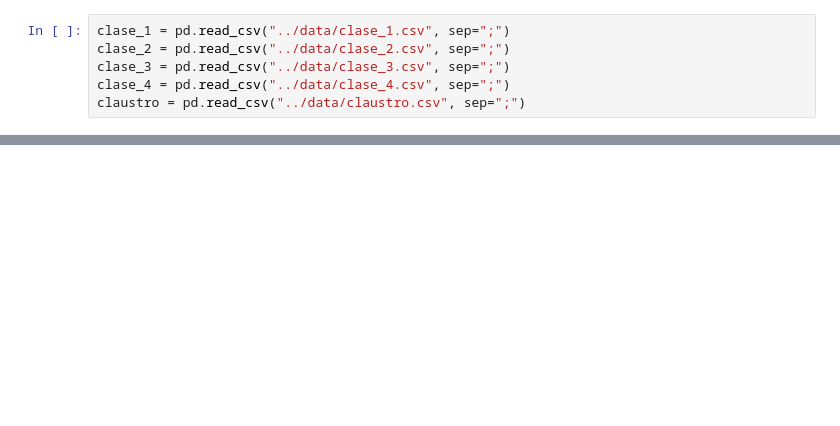
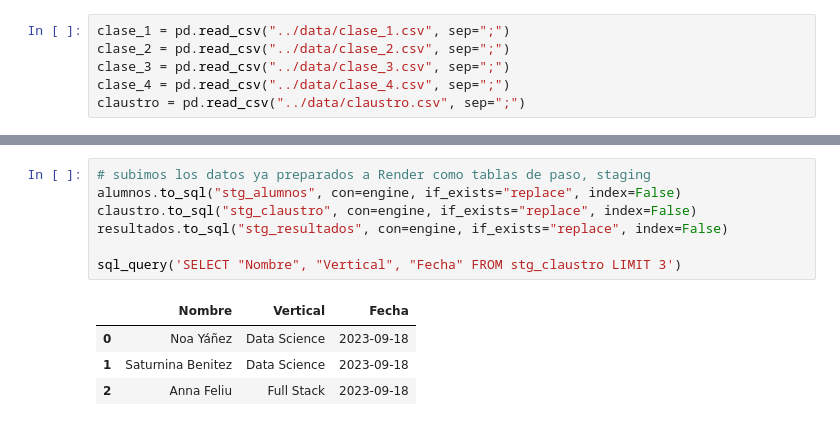
Before and after one commit to bgranda/Proyecto-SQL, a Jupyter notebook: src/chuleta.ipynb, the cells around one changed output, grey strips where cells are left out. Drawn from its saved outputs; the diff is of its cells as text; blank space fills up the shorter version.

```diff
--- a/src/chuleta.ipynb
+++ b/src/chuleta.ipynb
@@ -123,0 +127,12 @@ if len(meses_repetidos) > 0:
+# %%
+# subimos los datos ya preparados a Render como tablas de paso, staging
+alumnos.to_sql("stg_alumnos", con=engine, if_exists="replace", index=False)
+claustro.to_sql("stg_claustro", con=engine, if_exists="replace", index=False)
+resultados.to_sql("stg_resultados", con=engine, if_exists="replace", index=False)
+
+sql_query('SELECT "Nombre", "Vertical", "Fecha" FROM stg_claustro LIMIT 3')
+# %% [output]
+|  | Nombre | Vertical | Fecha |
+| 0 | Noa Yáñez | Data Science | 2023-09-18 |
+| 1 | Saturnina Benitez | Data Science | 2023-09-18 |
+| 2 | Anna Feliu | Full Stack | 2023-09-18 |
```
Also changed, not shown: parts of 8 cells of this notebook, 3 other files.
